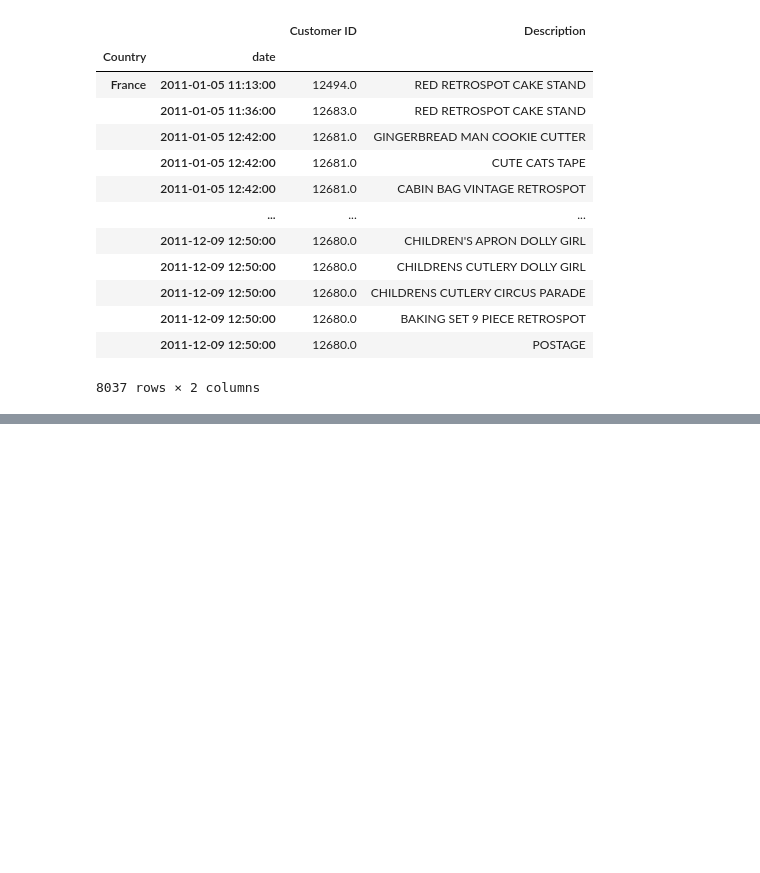
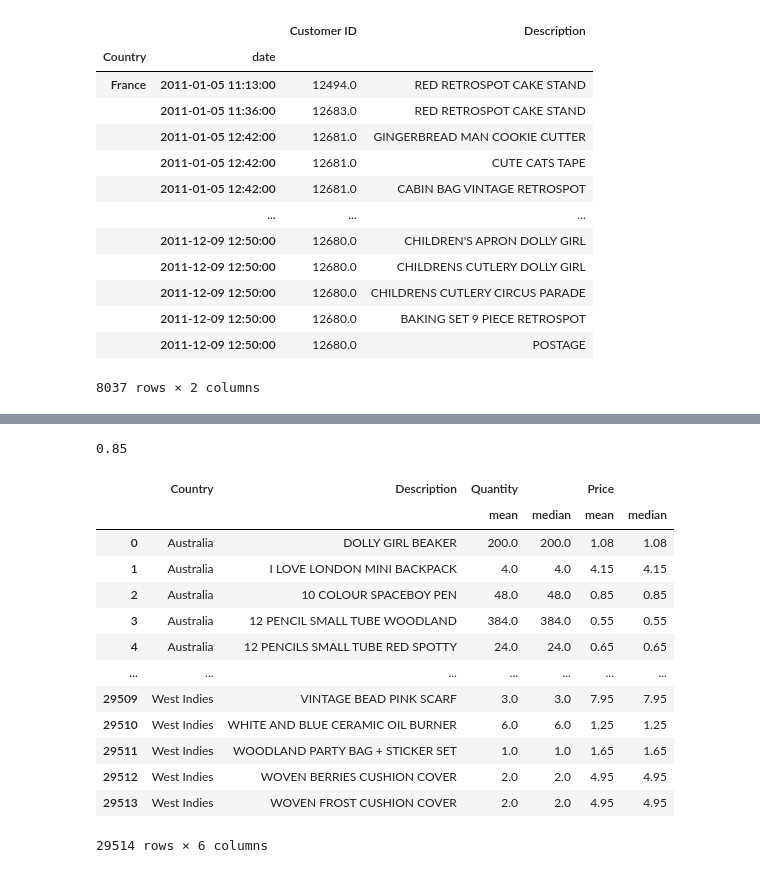
Before and after one commit to BryhanS/supply-chain-data-science-project, a Jupyter notebook: 06.Manipulation-and-data/data.ipynb, the cells around one changed output, grey strips where cells are left out. Cells and saved outputs as stored; diff of their text form; code cells hidden in the pictures; blank space fills up the shorter version.

```diff
--- a/06.Manipulation-and-data/data.ipynb
+++ b/06.Manipulation-and-data/data.ipynb
@@ -274,0 +371,24 @@ retail_sorted.loc[(['France'],['2011']), ['Customer ID','Description']]
+# %%
+a = a.sort_index()
+a.loc[('Australia','10 COLOUR SPACEBOY PEN'),('Price','median')]
+# %% [output]
+0.85
+# %%
+### wiwhout index
+b = retail.groupby(['Country', 'Description'])[['Quantity','Price']].agg([np.mean, np.median]).reset_index()
+b
+# %% [output]
+|  | Country | Description | Quantity |  | Price |  |
+|  |  |  | mean | median | mean | median |
+| 0 | Australia | DOLLY GIRL BEAKER | 200.0 | 200.0 | 1.08 | 1.08 |
+| 1 | Australia | I LOVE LONDON MINI BACKPACK | 4.0 | 4.0 | 4.15 | 4.15 |
+| 2 | Australia | 10 COLOUR SPACEBOY PEN | 48.0 | 48.0 | 0.85 | 0.85 |
+| 3 | Australia | 12 PENCIL SMALL TUBE WOODLAND | 384.0 | 384.0 | 0.55 | 0.55 |
+| 4 | Australia | 12 PENCILS SMALL TUBE RED SPOTTY | 24.0 | 24.0 | 0.65 | 0.65 |
+| ... | ... | ... | ... | ... | ... | ... |
+| 29509 | West Indies | VINTAGE BEAD PINK SCARF | 3.0 | 3.0 | 7.95 | 7.95 |
+| 29510 | West Indies | WHITE AND BLUE CERAMIC OIL BURNER | 6.0 | 6.0 | 1.25 | 1.25 |
+| 29511 | West Indies | WOODLAND PARTY BAG + STICKER SET | 1.0 | 1.0 | 1.65 | 1.65 |
+| 29512 | West Indies | WOVEN BERRIES CUSHION COVER | 2.0 | 2.0 | 4.95 | 4.95 |
+| 29513 | West Indies | WOVEN FROST CUSHION COVER | 2.0 | 2.0 | 4.95 | 4.95 |
+29514 rows × 6 columns
```
Also changed, not shown: parts of 10 cells of this notebook.
